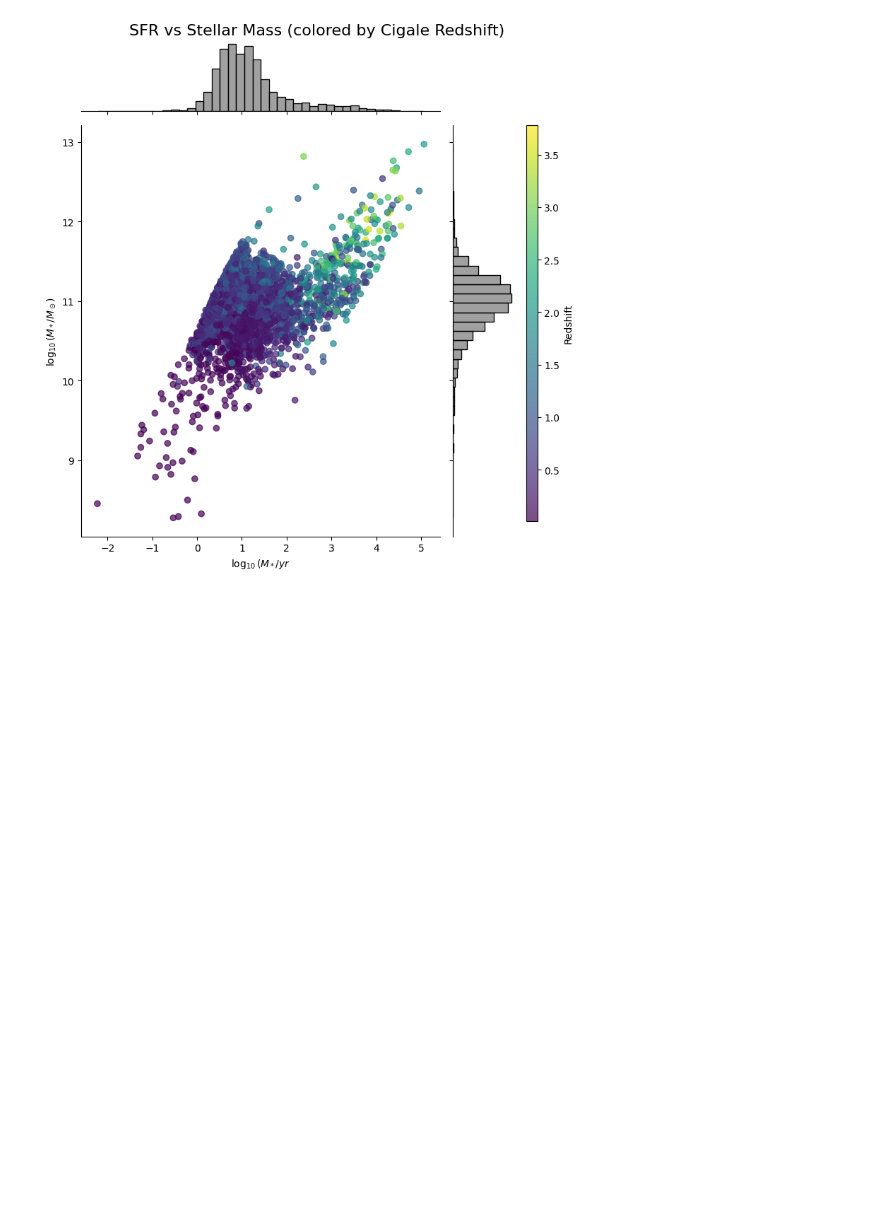
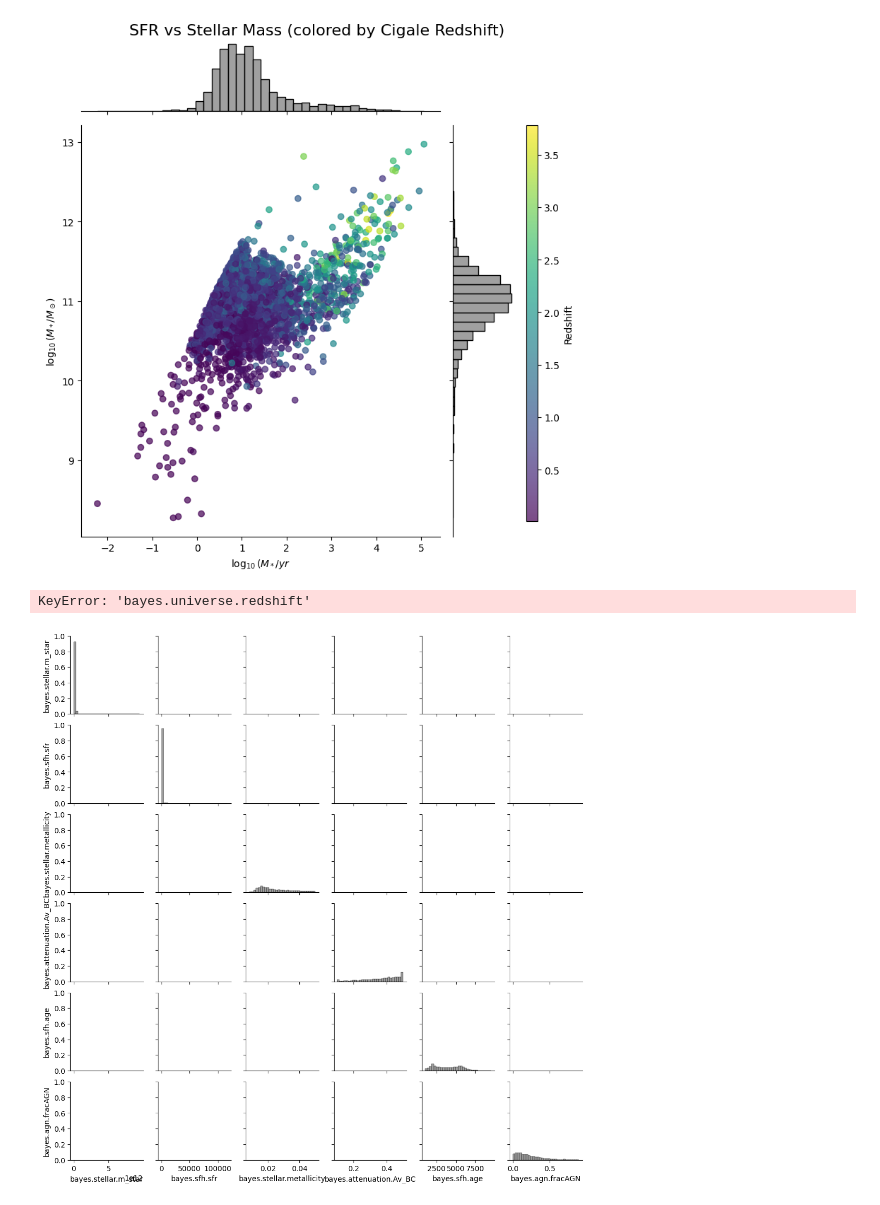
Before and after one commit to theWebTardigrade/fundamental-properties-of-EMU-radio-sources, a Jupyter notebook: code/8_Analyse_CIGALE_results.ipynb, the cells around one changed output. Cells and saved outputs as stored; diff of their text form; code cells hidden in the pictures; blank space fills up the shorter version.

```diff
--- a/code/8_Analyse_CIGALE_results.ipynb
+++ b/code/8_Analyse_CIGALE_results.ipynb
@@ -301,3 +304,51 @@ g.fig.colorbar(points, cax=cbar_ax, label='Redshift')
 plt.show()
 # %% [output]
 [figure]
+# %%
+
+
+
+
+
+
+# Select the 6 properties to compare
+properties = ['bayes.stellar.m_star', 'bayes.sfh.sfr', 'bayes.stellar.metallicity','bayes.attenuation.Av_BC','bayes.sfh.age' ,'bayes.agn.fracAGN']
+
+# Create a log column if not already done
+
+
+# Drop rows with any missing values in selected properties
+plot_df = catalog_pd[properties].dropna()
+
+# Initialize PairGrid
+g = sns.PairGrid(
+    data=plot_df,
+    vars=properties,
+    height=1.8,
+    aspect=1
+)
+
+# Diagonal: histograms
+g.map_diag(sns.histplot, color='grey', bins=30)
+
+# Off-diagonal: scatter plots colored by redshift
+g.map_offdiag(
+    sns.scatterplot,
+    hue=plot_df['bayes.universe.redshift'],
+    palette='viridis',
+    alpha=0.7,
+    s=10,
+    linewidth=0
+)
+
+# Add a legend (colorbar-like legend for hue)
+g.add_legend(title="Redshift", label_order=None, adjust_subtitles=True)
+
+# Optional: tighten layout
+plt.subplots_adjust(top=0.95)
+g.fig.suptitle('6x6 Property Comparison Grid (Colored by Redshift)', fontsize=16)
+
+plt.show()
+# %% [output]
+KeyError: 'bayes.universe.redshift'
+[figure, added]
```
Also changed, not shown: parts of 1 cell of this notebook.
